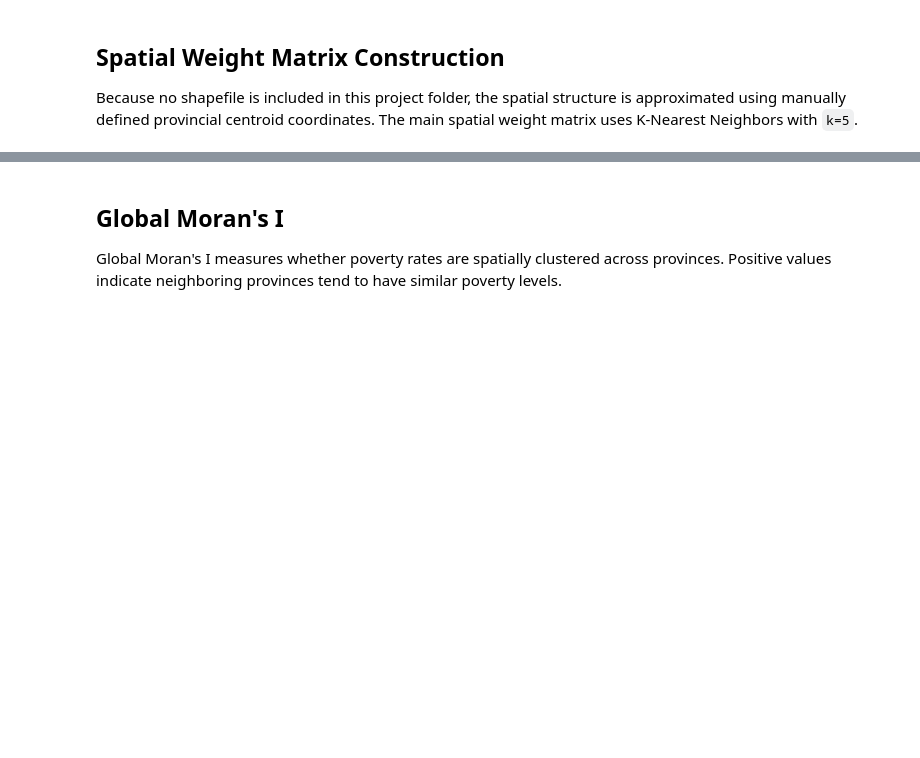
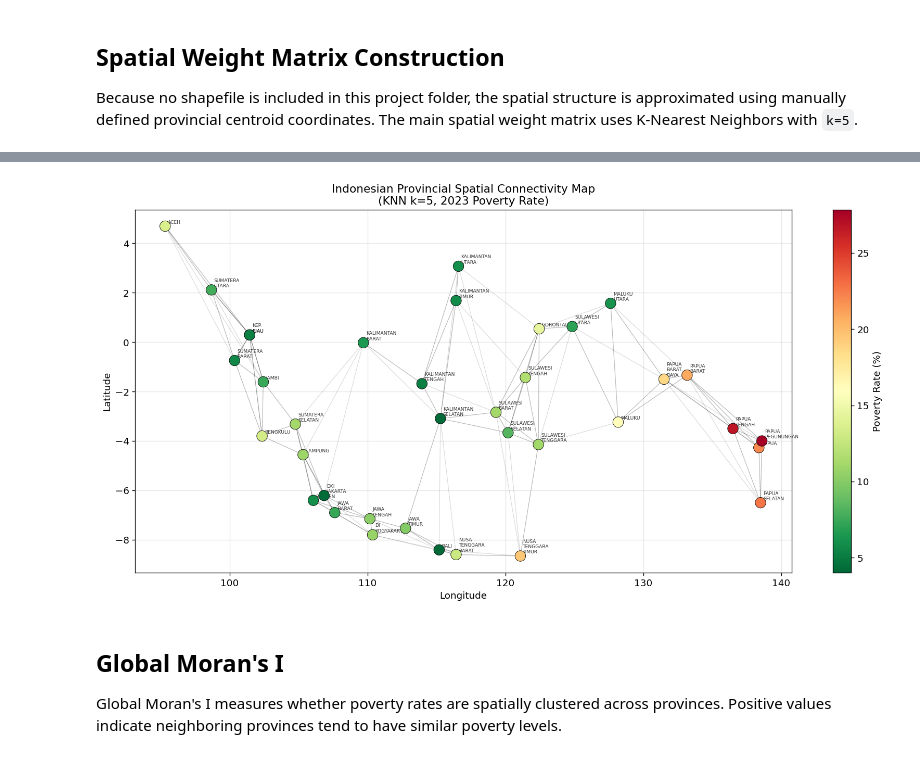
Before and after one commit to Rizki0907/GeoSosEkon-DatMin, a Jupyter notebook: LAYER 3 - SPATIAL AUTOKORELASI (MORANS I + LISA MAP)/spatial_autocorrelation_morans_lisa_project_datmin.ipynb, the cells around one changed output, grey strips where cells are left out. Saved outputs shown, nothing was run; the diff lists cells and outputs as text; code cells hidden in the pictures; blank space fills up the shorter version.

```diff
--- a/LAYER 3 - SPATIAL AUTOKORELASI (MORANS I + LISA MAP)/spatial_autocorrelation_morans_lisa_project_datmin.ipynb
+++ b/LAYER 3 - SPATIAL AUTOKORELASI (MORANS I + LISA MAP)/spatial_autocorrelation_morans_lisa_project_datmin.ipynb
@@ -232,33 +336,23 @@ print(f'Sparsity: {W_knn.pct_nonzero:.2f}%')
 # %%
-fig, ax = plt.subplots(figsize=(14, 7))
+fig_map = go.Figure()
 
 lons = df_2023['lon'].values
 lats = df_2023['lat'].values
 pov_vals = df_2023['poverty_rate'].values
 
+# Add lines
 for i, neighbors in W_knn.neighbors.items():
     for j in neighbors:
-        ax.plot([lons[i], lons[j]], [lats[i], lats[j]],
-                'k-', alpha=0.15, linewidth=0.7)
+        fig_map.add_trace(go.Scatter(x=[lons[i], lons[j]], y=[lats[i], lats[j]], mode='lines', line=dict(color='gray', width=0.7), opacity=0.3, showlegend=False))
 
-sc = ax.scatter(lons, lats, c=pov_vals, cmap='RdYlGn_r',
-                s=150, zorder=5, edgecolors='black', linewidths=0.5)
+# Add nodes
+fig_map.add_trace(go.Scatter(x=lons, y=lats, mode='markers+text', marker=dict(size=12, color=pov_vals, colorscale='RdYlGn_r', showscale=True, colorbar=dict(title='Poverty Rate (%)')), text=[p.replace(' ', '<br>') for p in df_2023['province']], textposition='top center', textfont=dict(size=8), showlegend=False))
 
-for i, row in df_2023.iterrows():
-    ax.annotate(row['province'].replace(' ', '\n'),
-                xy=(row['lon'], row['lat']),
-                xytext=(3, 3), textcoords='offset points',
-                fontsize=5.5, alpha=0.8)
-
-plt.colorbar(sc, ax=ax, label='Poverty Rate (%)')
-ax.set_title('Indonesian Provincial Spatial Connectivity Map\n(KNN k=5, 2023 Poverty Rate)')
-ax.set_xlabel('Longitude')
-ax.set_ylabel('Latitude')
-ax.grid(True, alpha=0.3)
-
-plt.tight_layout()
-plt.savefig(OUTPUT_DIR / 'plot_spatial_connectivity.png', bbox_inches='tight')
-plt.show()
+fig_map.update_layout(title='Indonesian Provincial Spatial Connectivity Map (KNN k=5, 2023 Poverty Rate)', height=700, width=1200, xaxis_title='Longitude', yaxis_title='Latitude')
+fig_map.write_json(OUTPUT_DIR / 'plot_spatial_connectivity.json')
+fig_map.show()
+# %% [output]
+[figure, added]
 # %% [markdown]
 ## Global Moran's I
 
```
Also changed, not shown: parts of 20 cells of this notebook, 1 other file.
